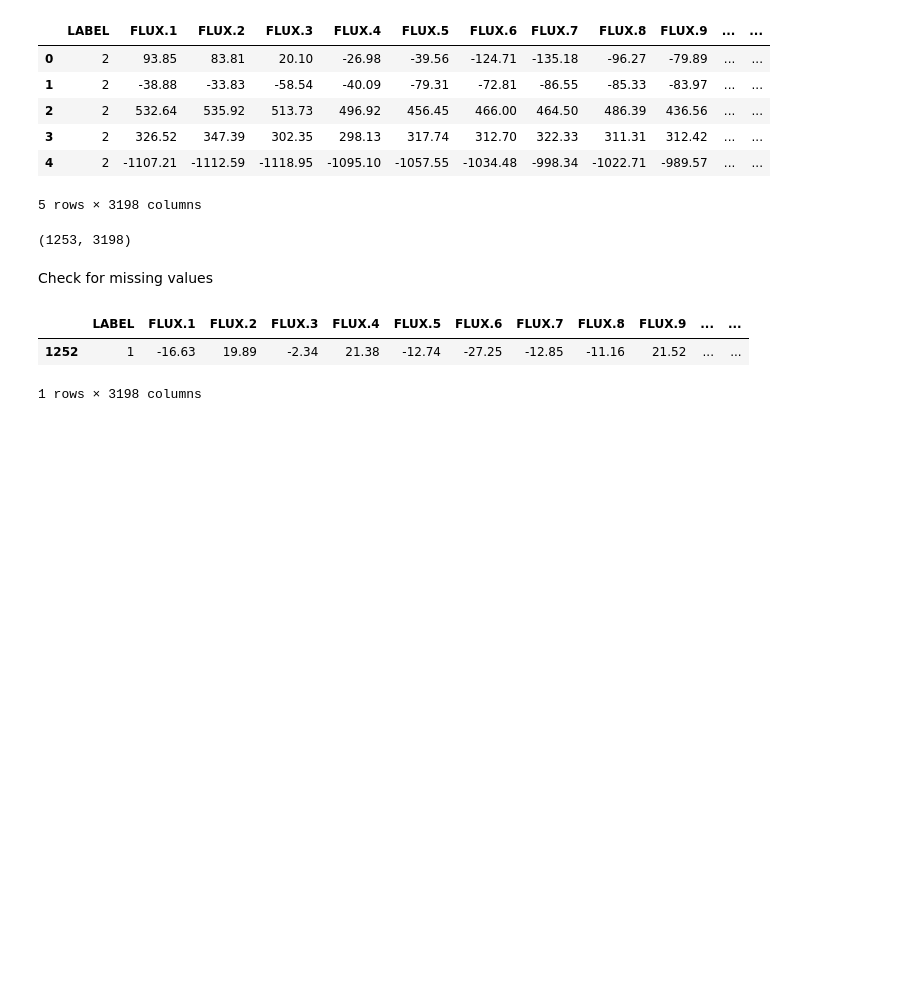
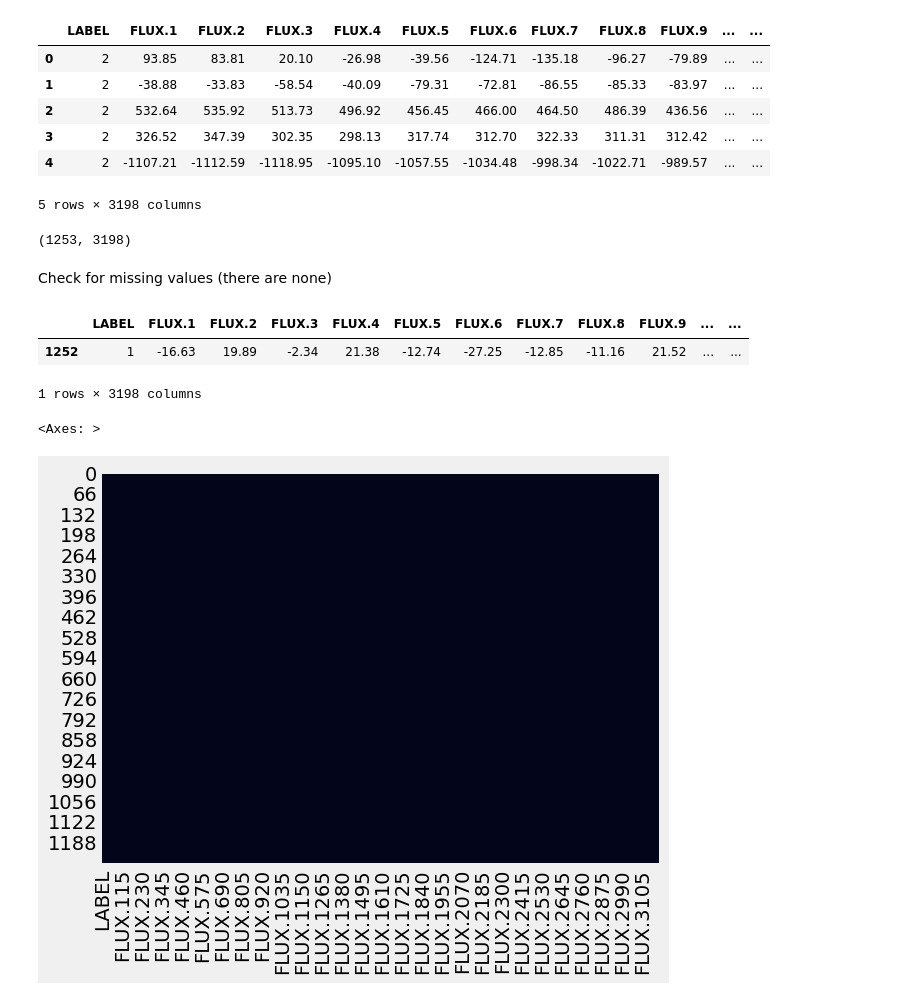
Before and after one commit to Meowmixforme/Kaggle_Machine_Learning_Projects, a Jupyter notebook: Project 3 Exoplanet Hunting Using Machine Learning/Exo.ipynb, the cells around one changed output. Cells and saved outputs as stored; diff of their text form; code cells hidden in the pictures; blank space fills up the shorter version.

```diff
--- a/Project 3 Exoplanet Hunting Using Machine Learning/Exo.ipynb
+++ b/Project 3 Exoplanet Hunting Using Machine Learning/Exo.ipynb
@@ -34,7 +34,7 @@ train_df.shape
 # %% [output]
 (1253, 3198)
 # %% [markdown]
-Check for missing values
+Check for missing values (there are none)
 # %%
 # Display the rows with null values in df
 
@@ -43,3 +43,9 @@ train_df[train_df.isnull().any(axis=1)]
 |  | LABEL | FLUX.1 | FLUX.2 | FLUX.3 | FLUX.4 | FLUX.5 | FLUX.6 | FLUX.7 | FLUX.8 | FLUX.9 | ... | ... |
 | 1252 | 1 | -16.63 | 19.89 | -2.34 | 21.38 | -12.74 | -27.25 | -12.85 | -11.16 | 21.52 | ... | ... |
 1 rows × 3198 columns
+# %%
+# Display null values in train df
+sns.heatmap(train_df.isnull(), cbar=False)
+# %% [output]
+<Axes: >
+[figure, added]
```
Also changed, not shown: parts of 6 cells of this notebook.
